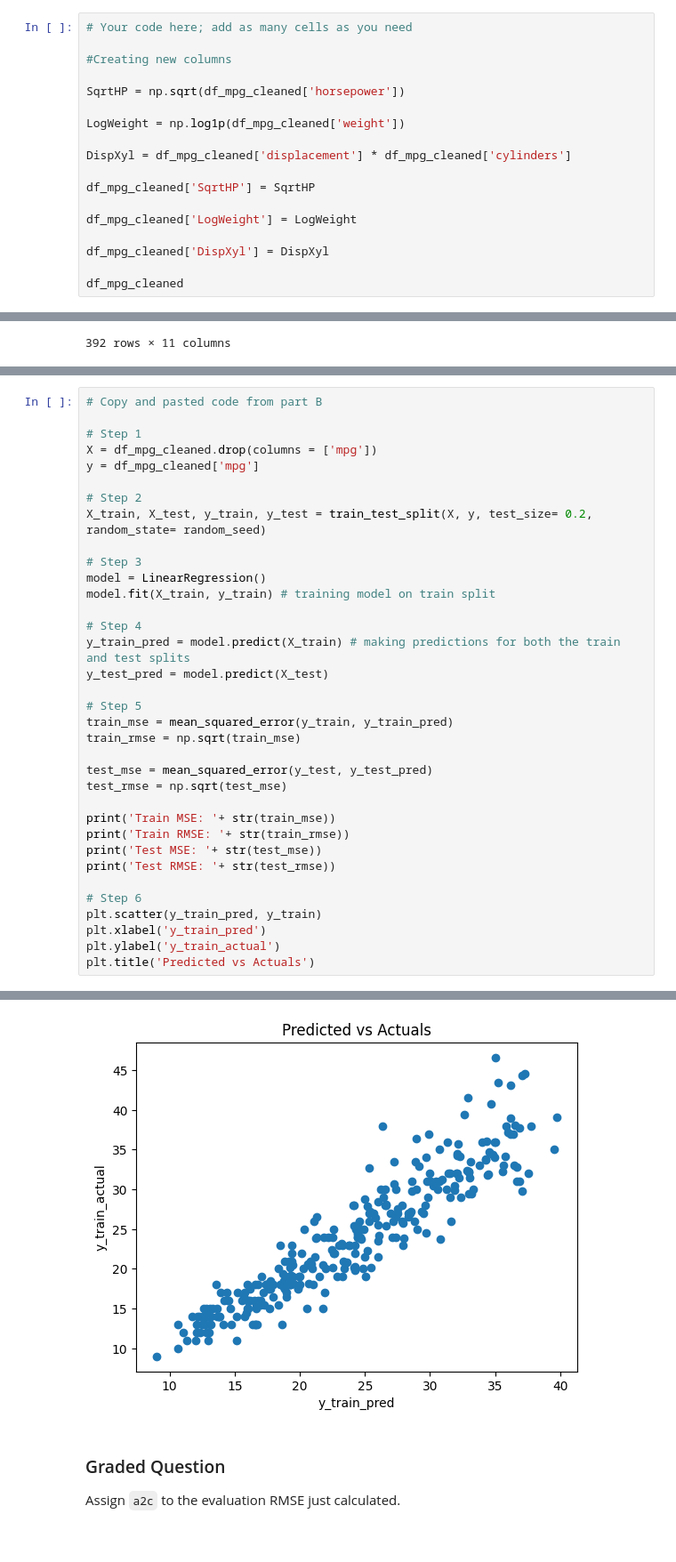
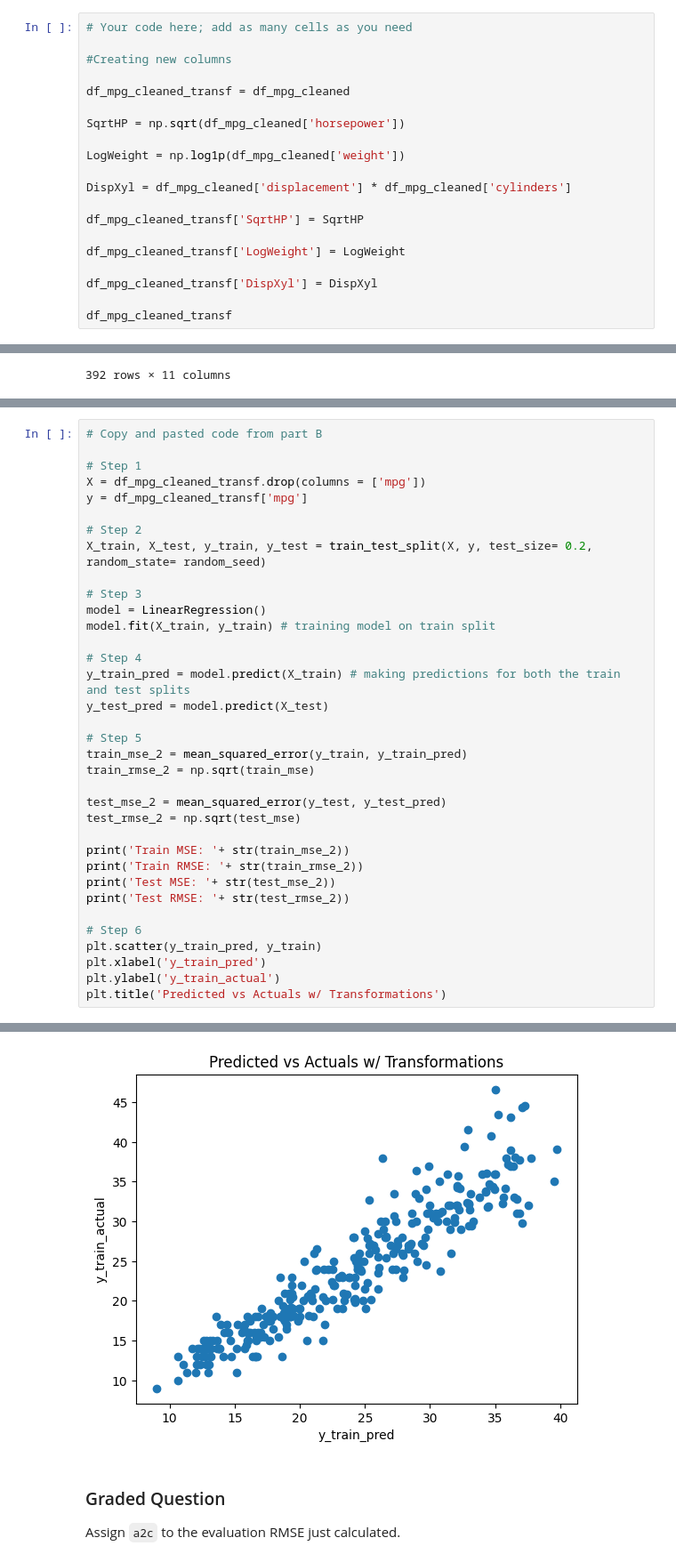
Before and after one commit to andre-bu-gitdev/ML_Fundamentals_dx603, a Jupyter notebook: Homework_03.ipynb, the cells around one changed output, grey strips where cells are left out. Shown at 89% size. Saved outputs shown, nothing was run; the diff lists cells and outputs as text.

```diff
--- a/Homework_03.ipynb
+++ b/Homework_03.ipynb
@@ -641,6 +641,8 @@ This allows the model to capture joint effects that wouldn’t be possible with
 # Your code here; add as many cells as you need
 
 #Creating new columns
+
+df_mpg_cleaned_transf = df_mpg_cleaned
 
 SqrtHP = np.sqrt(df_mpg_cleaned['horsepower'])
 
@@ -648,13 +650,13 @@ LogWeight = np.log1p(df_mpg_cleaned['weight'])
 
 DispXyl = df_mpg_cleaned['displacement'] * df_mpg_cleaned['cylinders']
 
-df_mpg_cleaned['SqrtHP'] = SqrtHP
+df_mpg_cleaned_transf['SqrtHP'] = SqrtHP
 
-df_mpg_cleaned['LogWeight'] = LogWeight
+df_mpg_cleaned_transf['LogWeight'] = LogWeight
 
-df_mpg_cleaned['DispXyl'] = DispXyl
+df_mpg_cleaned_transf['DispXyl'] = DispXyl
 
-df_mpg_cleaned
+df_mpg_cleaned_transf
 # %% [output]
 |  | mpg | cylinders | displacement | horsepower | weight | acceleration | model_year | origin | SqrtHP | ... |
 | 0 | 18.0 | 8 | 307.0 | 130.0 | 3504.0 | 12.0 | 70 | 1 | 11.401754 | ... |
@@ -675,8 +677,8 @@ df_mpg_cleaned
 # Copy and pasted code from part B
 
 # Step 1
-X = df_mpg_cleaned.drop(columns = ['mpg'])
-y = df_mpg_cleaned['mpg']
+X = df_mpg_cleaned_transf.drop(columns = ['mpg'])
+y = df_mpg_cleaned_transf['mpg']
 
 # Step 2
 X_train, X_test, y_train, y_test = train_test_split(X, y, test_size= 0.2, random_state= random_seed)
@@ -690,21 +692,21 @@ y_train_pred = model.predict(X_train) # making predictions for both the train an
 y_test_pred = model.predict(X_test)
 
 # Step 5
-train_mse = mean_squared_error(y_train, y_train_pred)
-train_rmse = np.sqrt(train_mse)
+train_mse_2 = mean_squared_error(y_train, y_train_pred)
+train_rmse_2 = np.sqrt(train_mse)
 
-test_mse = mean_squared_error(y_test, y_test_pred)
-test_rmse = np.sqrt(test_mse)
+test_mse_2 = mean_squared_error(y_test, y_test_pred)
+test_rmse_2 = np.sqrt(test_mse)
 
-print('Train MSE: '+ str(train_mse))
-print('Train RMSE: '+ str(train_rmse))
-print('Test MSE: '+ str(test_mse))
-print('Test RMSE: '+ str(test_rmse))
+print('Train MSE: '+ str(train_mse_2))
+print('Train RMSE: '+ str(train_rmse_2))
+print('Test MSE: '+ str(test_mse_2))
+print('Test RMSE: '+ str(test_rmse_2))
 
 # Step 6
 plt.scatter(y_train_pred, y_train)
 plt.xlabel('y_train_pred')
 plt.ylabel('y_train_actual')
-plt.title('Predicted vs Actuals')
+plt.title('Predicted vs Actuals w/ Transformations')
 # %% [output]
 Train MSE: 8.076459677121226
@@ -715,4 +717,4 @@ Text(0.5, 1.0, 'Predicted vs Actuals')
-[figure, old version]
+[figure, new version]
 # %% [markdown]
 ### Graded Question
 
```
Also changed, not shown: parts of 6 cells of this notebook.
